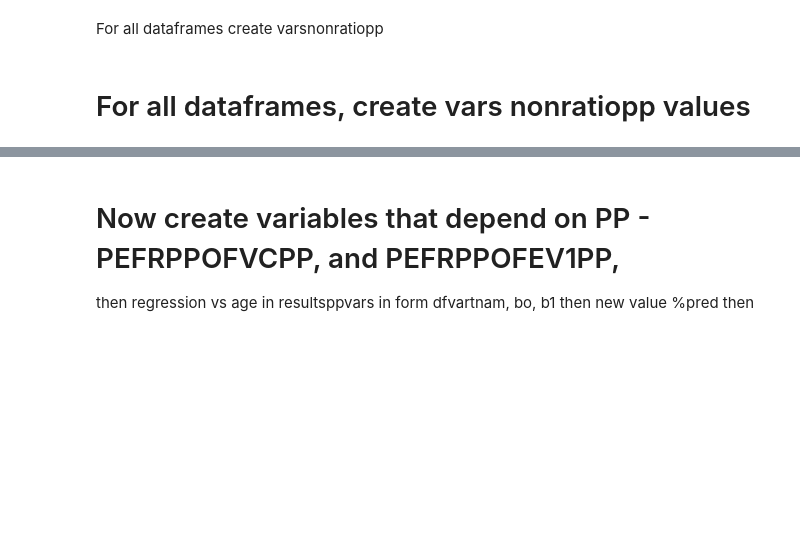
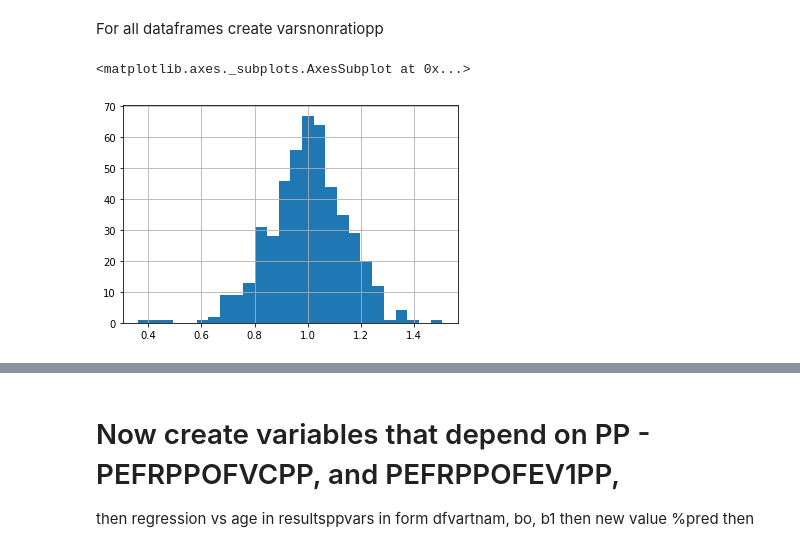
Before and after one commit to climatebrad/nhanes, a Jupyter notebook: nhanes.doug-Copy1.ipynb, the cells around one changed output, grey strips where cells are left out. Saved outputs shown, nothing was run; the diff lists cells and outputs as text; code cells hidden in the pictures; blank space fills up the shorter version.

```diff
--- a/nhanes.doug-Copy1.ipynb
+++ b/nhanes.doug-Copy1.ipynb
@@ -778,0 +1375,3 @@ nh.hist_amount('HSAITMOR',outliers=1200);
+# %%
+
+adult_final.update_where( (adult_final['SPPFEV3'] == 88888), 'SPPFEV3',np.nan)
@@ -1317,2 +1872,0 @@ print (resultsratio.loc['m20overbFEV1OFVC', 'intercept'])
-# %% [markdown]
-# For all dataframes, create vars nonratiopp values
@@ -1323,0 +1873,5 @@ print (m20overb.columns.values)
+# %%
+m20overb.FEV1PP.hist(bins='auto')
+# %% [output]
+<matplotlib.axes._subplots.AxesSubplot at 0x...>
+[figure, added]
```
Also changed, not shown: parts of 215 cells of this notebook.
